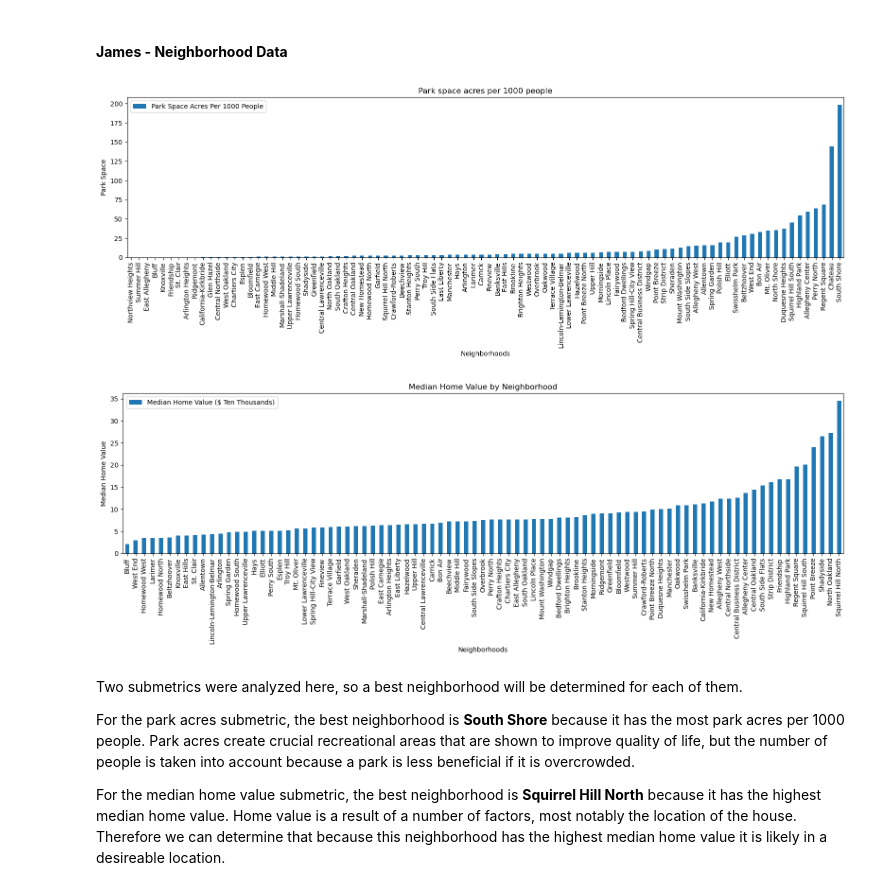
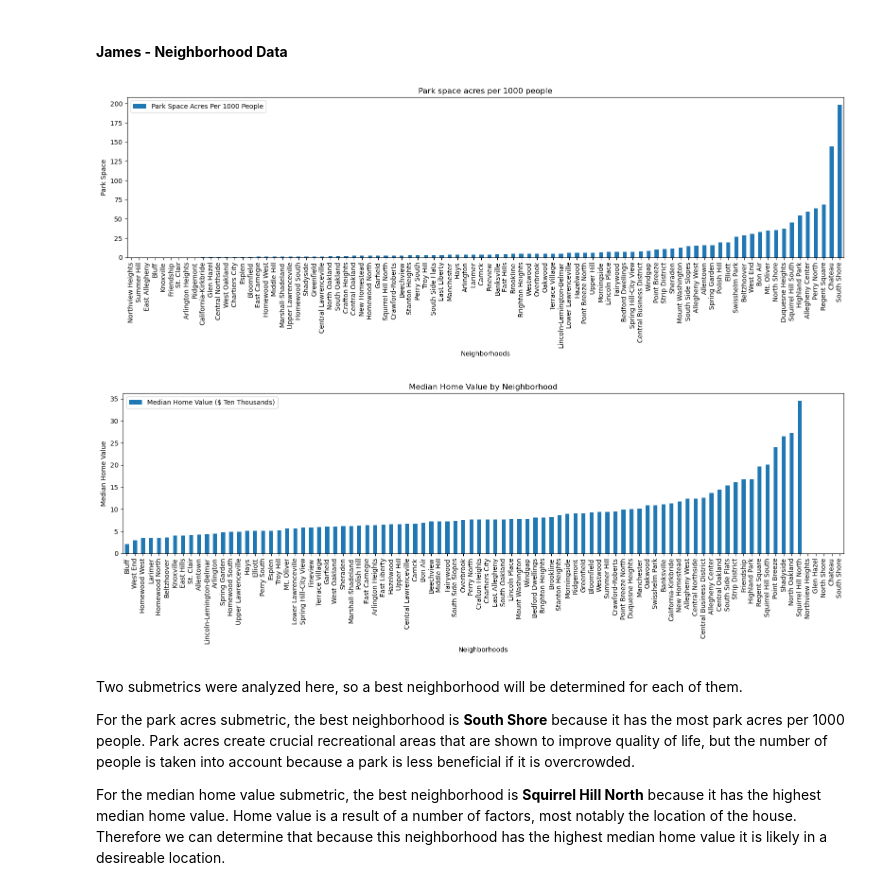
Before and after one commit to JamesW6/BestNeighborhoodProject, a Jupyter notebook: Report (2).ipynb, the cells around one changed output. Saved outputs shown, nothing was run; the diff lists cells and outputs as text; code cells hidden in the pictures.

Commit message:
made formula work and graphed

```diff
--- a/Report (2).ipynb
+++ b/Report (2).ipynb
@@ -34,36 +34,36 @@ Here are the datasets we are using:
 df = pd.read_csv("datasets/neighborhoodData.csv")
 df = df[["Median Home Value ($ Ten Thousands)", "Neighborhood_2010_HOOD", "Park Space Acres Per 1000 People"]]
 df["Median Home Value ($ Ten Thousands)"]=df["Median Home Value ($ Ten Thousands)"].replace('[\$,]', '', regex=True).astype(float)
 df["Median Home Value ($ Ten Thousands)"]=df["Median Home Value ($ Ten Thousands)"].divide(10000)
 df=df.sort_values(by="Park Space Acres Per 1000 People")
-james1=df.dropna(subset="Park Space Acres Per 1000 People")
+james1=df#.dropna(subset="Park Space Acres Per 1000 People")
 james1.plot(
     kind="bar",
     x="Neighborhood_2010_HOOD",
     y=["Park Space Acres Per 1000 People"],
     title="Park space acres per 1000 people",
     figsize=(16,6)
 )
 plt.xlabel("Neighborhoods")
 plt.ylabel("Park Space")
 plt.tight_layout()
 plt.show()
-james2=df.dropna(subset="Median Home Value ($ Ten Thousands)")
+james2=df#.dropna(subset="Median Home Value ($ Ten Thousands)")
 james2=james2.sort_values(by="Median Home Value ($ Ten Thousands)")
 james2.plot(
     kind="bar",
     x="Neighborhood_2010_HOOD",
     y="Median Home Value ($ Ten Thousands)",
     title = "Median Home Value by Neighborhood",
     figsize=(16,6)
 )
 plt.xlabel("Neighborhoods")
 plt.ylabel("Median Home Value")
 plt.tight_layout()
 plt.show()
 # %% [output]
 [figure]
-[figure, old version]
+[figure, new version]
 # %% [markdown]
 Two submetrics were analyzed here, so a best neighborhood will be determined for each of them.
 
```
Also changed, not shown: parts of 8 cells of this notebook, 1 other file.
